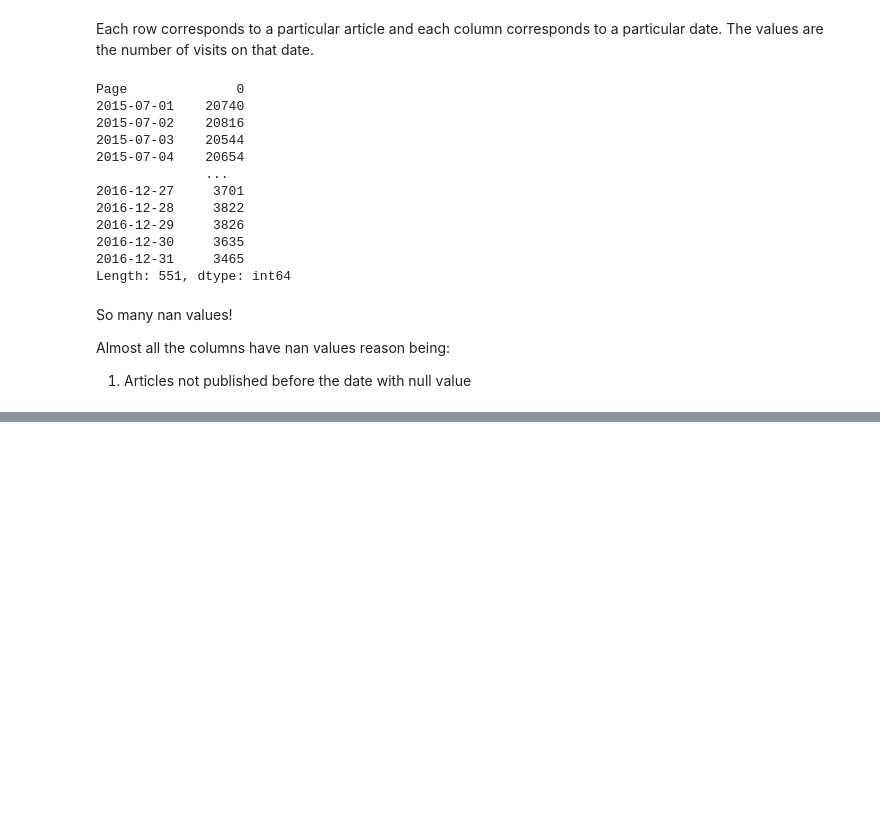
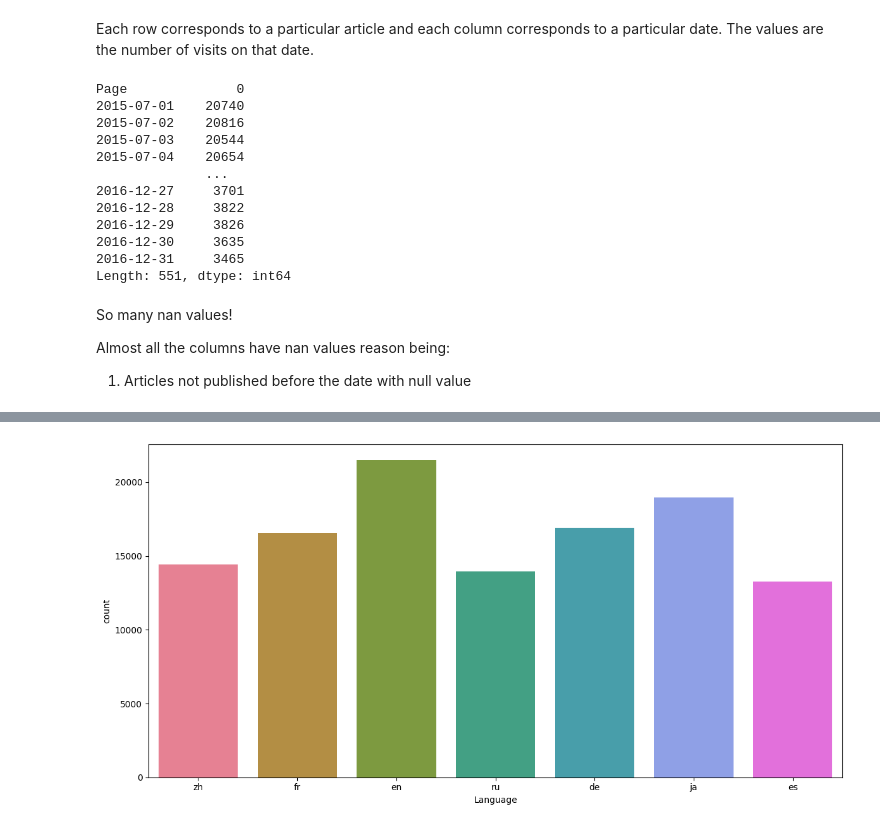
Before and after one commit to raktimpat/adease_wikipedia_view_forecasting, a Jupyter notebook: EDA/eda.ipynb, the cells around one changed output, grey strips where cells are left out. Drawn from its saved outputs; the diff is of its cells as text; code cells hidden in the pictures; blank space fills up the shorter version.

```diff
--- a/EDA/eda.ipynb
+++ b/EDA/eda.ipynb
@@ -62,3 +69,13 @@ So many nan values!
 
 Almost all the columns have nan values reason being:
 1. Articles not published before the date with null value
+# %%
+# Null value mitigation
+# Remove all such rows and columns with all nan values
+
+print(f'Initial df shape: {df.shape}')
+df.dropna(how='all', inplace=True)
+print(f'Pass 1 df shape: {df.shape}')
+df.dropna(thresh=400, inplace=True)
+print(f'Pass 1 df shape: {df.shape}')
+df.fillna(0, inplace=True)
@@ -64,0 +113,9 @@ Almost all the columns have nan values reason being:
+# %%
+pattern = re.compile(
+    r"^(?P<name>.+?)_"
+    r"(?P<lang>[a-z-]+)\.wikipedia\.org_"
+    r"(?P<access_type>[^_]+)_"
+    r"(?P<access_origin>[^_]+)$"
+)
+
+df[['Name', 'Language', 'AccessType', 'AccessOrigin']] = df["Page"].str.extract(pattern)
@@ -64,0 +132,41 @@ Almost all the columns have nan values reason being:
+# %%
+accesstype_count = df['AccessType'].value_counts().to_dict()
+type = list(accesstype_count.keys())
+count2 = list(accesstype_count.values())
+
+accessorigin_count = df['AccessOrigin'].value_counts().to_dict()
+origin = list(accessorigin_count.keys())
+count3 = list(accessorigin_count.values())
+
+
+plt.figure(figsize=(12, 6))
+ax=sns.countplot(df, x='Language',
+            palette="husl")
+plt.tight_layout()
+plt.show()
+
+
+fig = make_subplots(rows=1,
+                    cols=2,
+                    specs=[[{"type": "domain"}, {"type": "domain"}]],
+    subplot_titles=['AccessType count distribution', 'AccessOrigin count distribution'])
+
+fig.add_trace(go.Pie(values=count2, labels=type, hole=.3,
+                    text=[str(v) for v in count2],
+                    textinfo="label+percent+text",
+                    textposition="outside",
+                    insidetextorientation="radial",
+                    showlegend=False ),
+              row=1,
+              col=1)
+
+fig.add_trace(go.Pie(values=count3, labels=origin, hole=.3,
+                    text=[str(v) for v in count3],
+                    textinfo="label+percent+text",
+                    textposition="inside",
+                    insidetextorientation="radial",
+                    showlegend=False),
+              row=1,
+              col=2)
+# %% [output]
+[figure, added]
```
Also changed, not shown: parts of 15 cells of this notebook, 2 other files.
